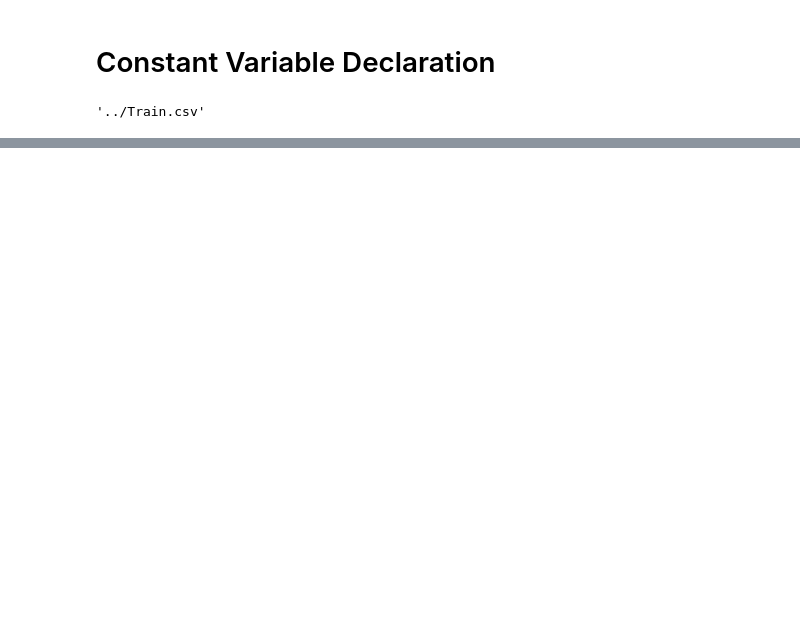
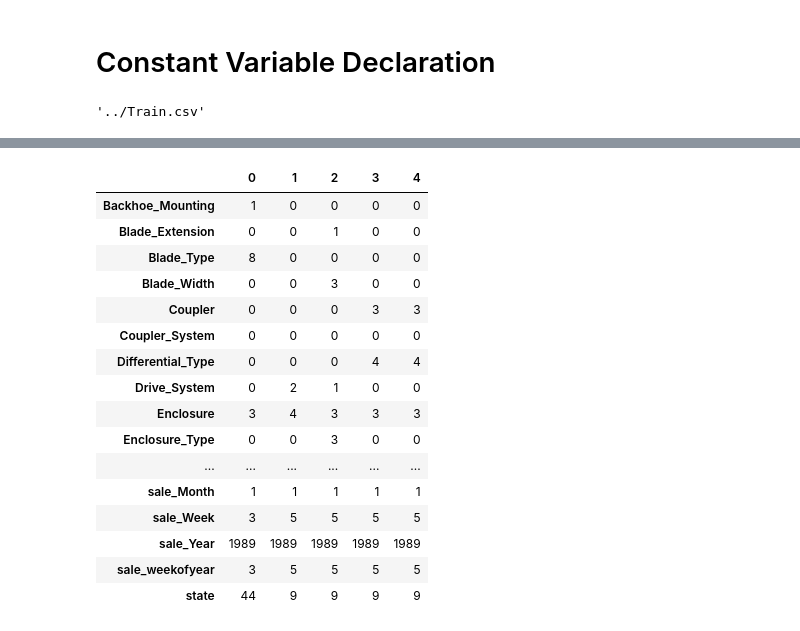
Before and after one commit to kirankm/kaggle, a Jupyter notebook: bluebook/notebooks/bluebook kaggle.ipynb, the cells around one changed output, grey strips where cells are left out. Drawn from its saved outputs; the diff is of its cells as text; code cells hidden in the pictures; blank space fills up the shorter version.

```diff
--- a/bluebook/notebooks/bluebook kaggle.ipynb
+++ b/bluebook/notebooks/bluebook kaggle.ipynb
@@ -160,0 +185,24 @@ Steering_Controls Index(['Command Control', 'Conventional', 'Four Wheel Standard
+# %%
+data = pd.read_feather('../output_files/tmp/bluebook_raw')
+y_fld = 'SalePrice'
+data, y, na_dict = proc_df(data, y_fld)
+# %%
+display_all(data.head().T.sort_index())
+# %% [output]
+|  | 0 | 1 | 2 | 3 | 4 |
+| Backhoe_Mounting | 1 | 0 | 0 | 0 | 0 |
+| Blade_Extension | 0 | 0 | 1 | 0 | 0 |
+| Blade_Type | 8 | 0 | 0 | 0 | 0 |
+| Blade_Width | 0 | 0 | 3 | 0 | 0 |
+| Coupler | 0 | 0 | 0 | 3 | 3 |
+| Coupler_System | 0 | 0 | 0 | 0 | 0 |
+| Differential_Type | 0 | 0 | 0 | 4 | 4 |
+| Drive_System | 0 | 2 | 1 | 0 | 0 |
+| Enclosure | 3 | 4 | 3 | 3 | 3 |
+| Enclosure_Type | 0 | 0 | 3 | 0 | 0 |
+| ... | ... | ... | ... | ... | ... |
+| sale_Month | 1 | 1 | 1 | 1 | 1 |
+| sale_Week | 3 | 5 | 5 | 5 | 5 |
+| sale_Year | 1989 | 1989 | 1989 | 1989 | 1989 |
+| sale_weekofyear | 3 | 5 | 5 | 5 | 5 |
+| state | 44 | 9 | 9 | 9 | 9 |
```
Also changed, not shown: parts of 38 cells of this notebook.
